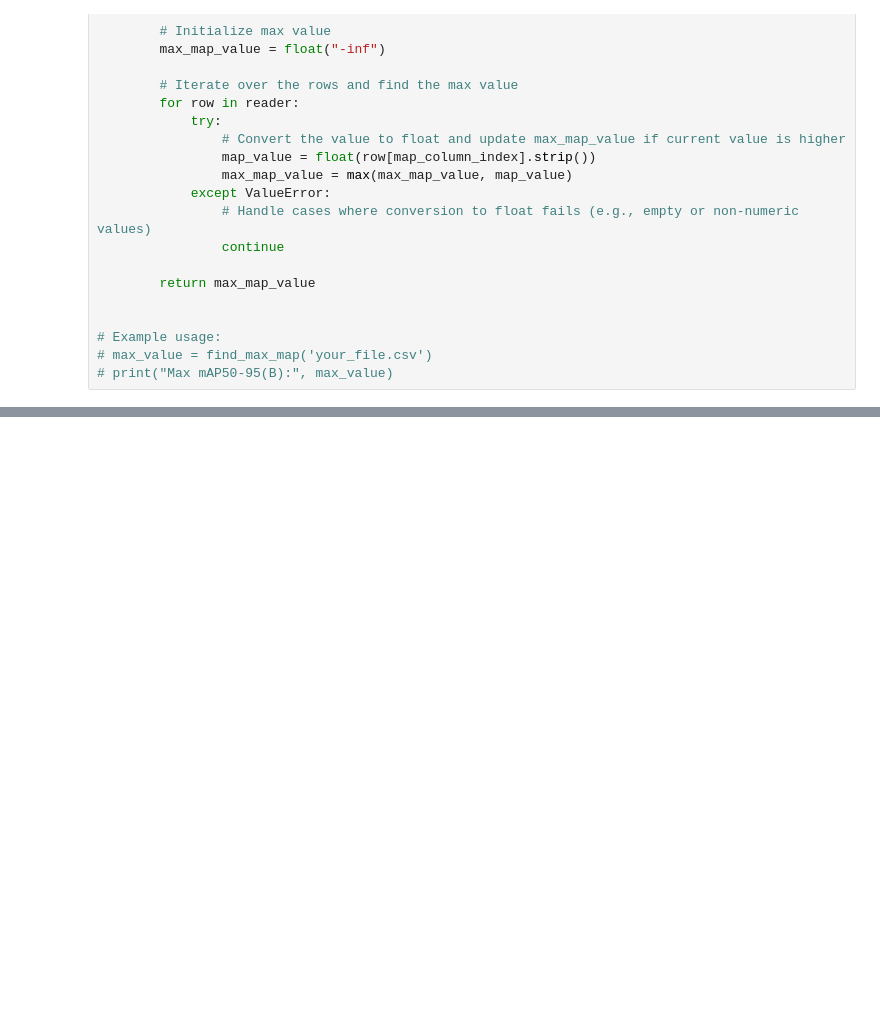
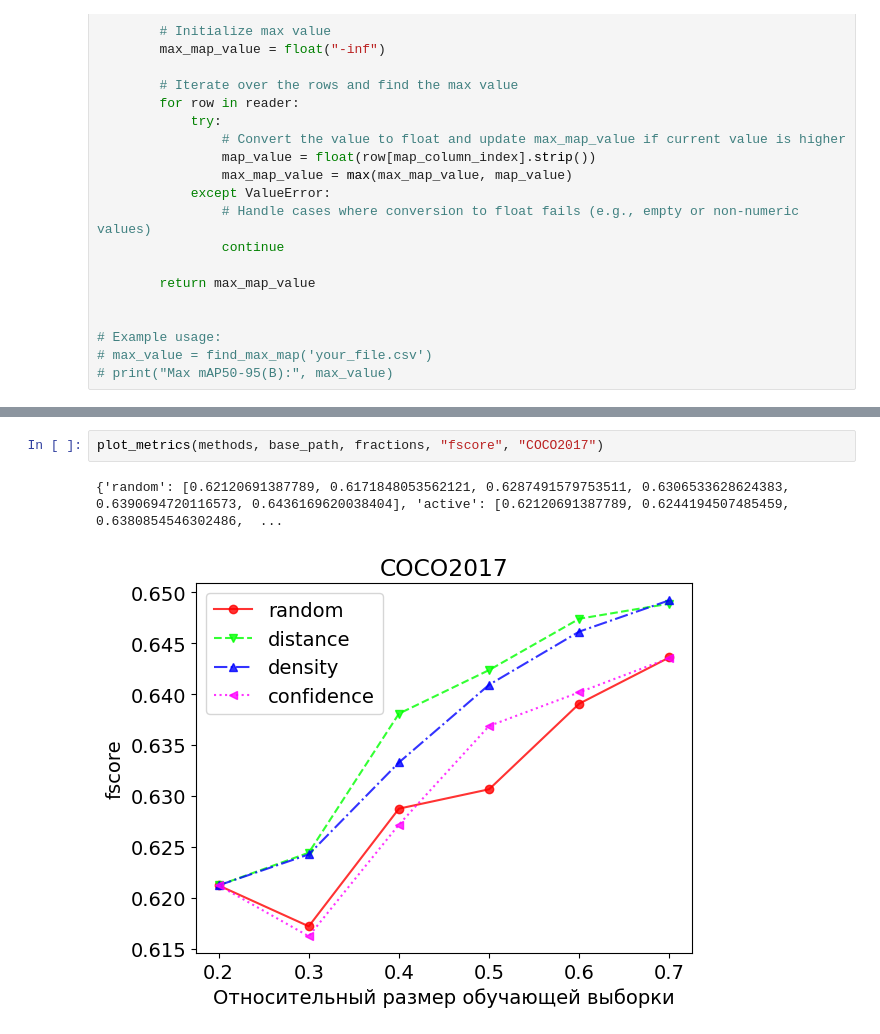
Before and after one commit to setupishe/AL_roialign, a Jupyter notebook: show_metrics.ipynb, the cells around one changed output, grey strips where cells are left out. Saved outputs shown, nothing was run; the diff lists cells and outputs as text; blank space fills up the shorter version.

```diff
--- a/show_metrics.ipynb
+++ b/show_metrics.ipynb
@@ -134 +195,6 @@ def plot_metrics(methods, base_path, fractions, metric):
+# %%
+plot_metrics(methods, base_path, fractions, "fscore", "COCO2017")
+# %% [output]
+{'random': [0.62120691387789, 0.6171848053562121, 0.6287491579753511, 0.6306533628624383, 0.6390694720116573, 0.6436169620038404], 'active': [0.62120691387789, 0.6244194507485459, 0.6380854546302486,  ...
+[figure, added]
 # %%
```
Also changed, not shown: parts of 28 cells of this notebook, 1 other file.
